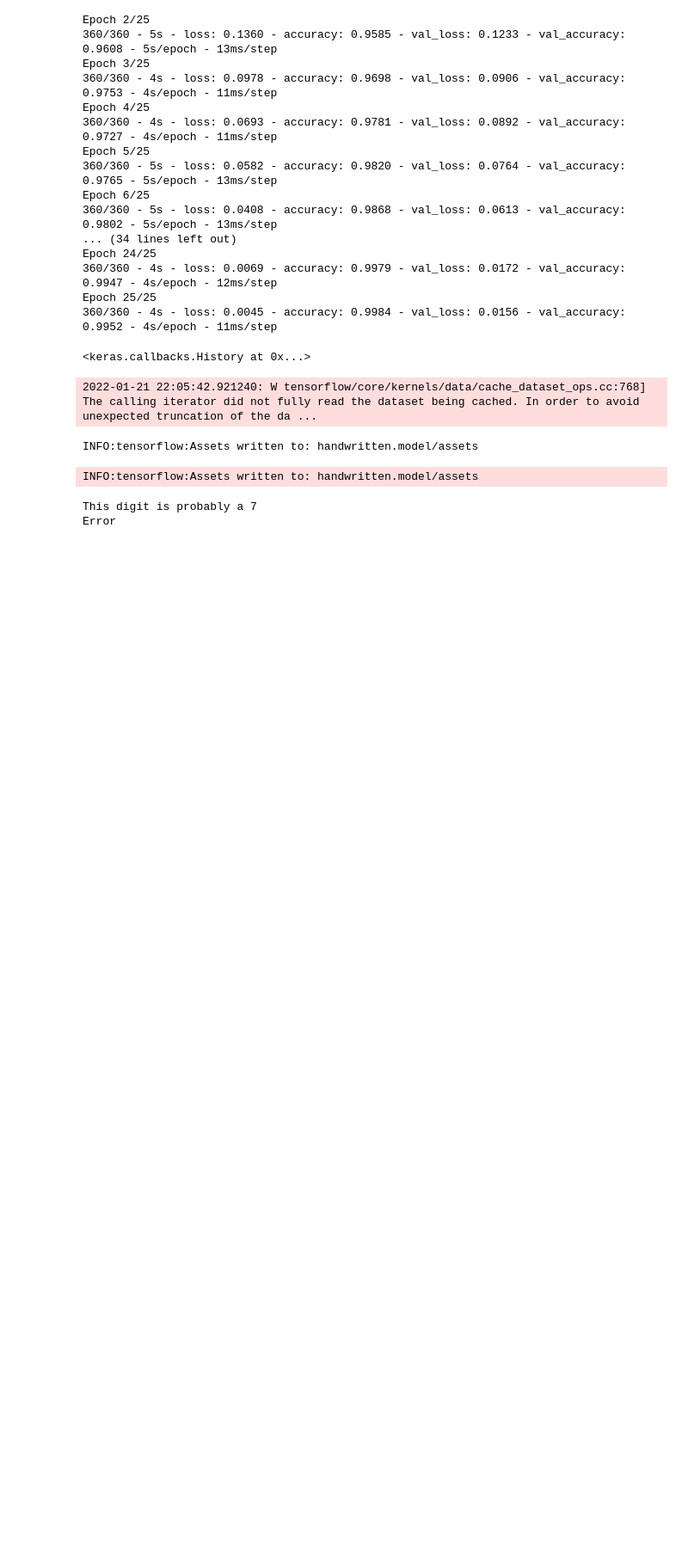
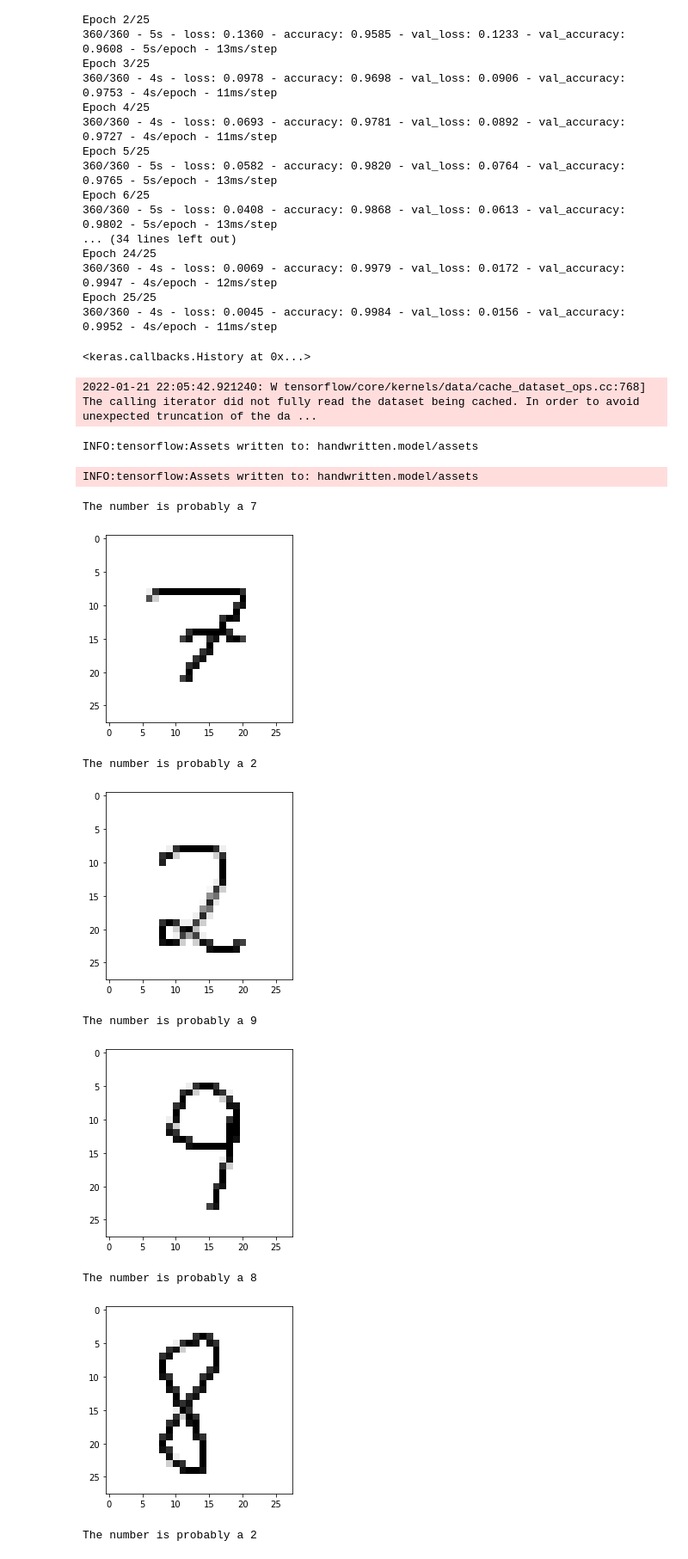
Before and after one commit to AkshadC/ML, a Jupyter notebook: Models/MNIST/mnist_trial.ipynb, the cells around one changed output. Shown at 86% size. Drawn from its saved outputs; the diff is of its cells as text; code cells hidden in the pictures; blank space fills up the shorter version.

Commit message:
Added custom digit images

```diff
--- a/Models/MNIST/mnist_trial.ipynb
+++ b/Models/MNIST/mnist_trial.ipynb
@@ -86,20 +86,31 @@ INFO:tensorflow:Assets written to: handwritten.model/assets
 # %%
 import cv2
 import numpy as np
-image_number=9
+
+image_number=1
 model_my = tf.keras.models.load_model('handwritten.model')
 
-try:
+
+
+while os.path.isfile('digits/digit{}.png'.format(image_number)):
+    try:
         img = cv2.imread('digits/digit{}.png'.format(image_number))[:,:,0]
         img = np.invert(np.array([img]))
-        predictions = model.predict(img)
-        print(f"This digit is probably a {np.argmax(predictions)}")
-        plt.imshow(img[0],cmap=plt.cm.binary)
+        prediction = model.predict(img)
+        print("The number is probably a {}".format(np.argmax(prediction)))
+        plt.imshow(img[0], cmap=plt.cm.binary)
         plt.show()
-except:
-        print("Error")
-finally:
-        image_number+=1
+        image_number += 1
+    except:
+        print("Error reading image! Proceeding with next image...")
+        image_number += 1
 # %% [output]
-This digit is probably a 7
-Error
+The number is probably a 7
+[figure, added]
+The number is probably a 2
+[figure, added]
+The number is probably a 9
+[figure, added]
+The number is probably a 8
+[figure, added]
+The number is probably a 2
```
Also changed, not shown: parts of 1 cell of this notebook.
